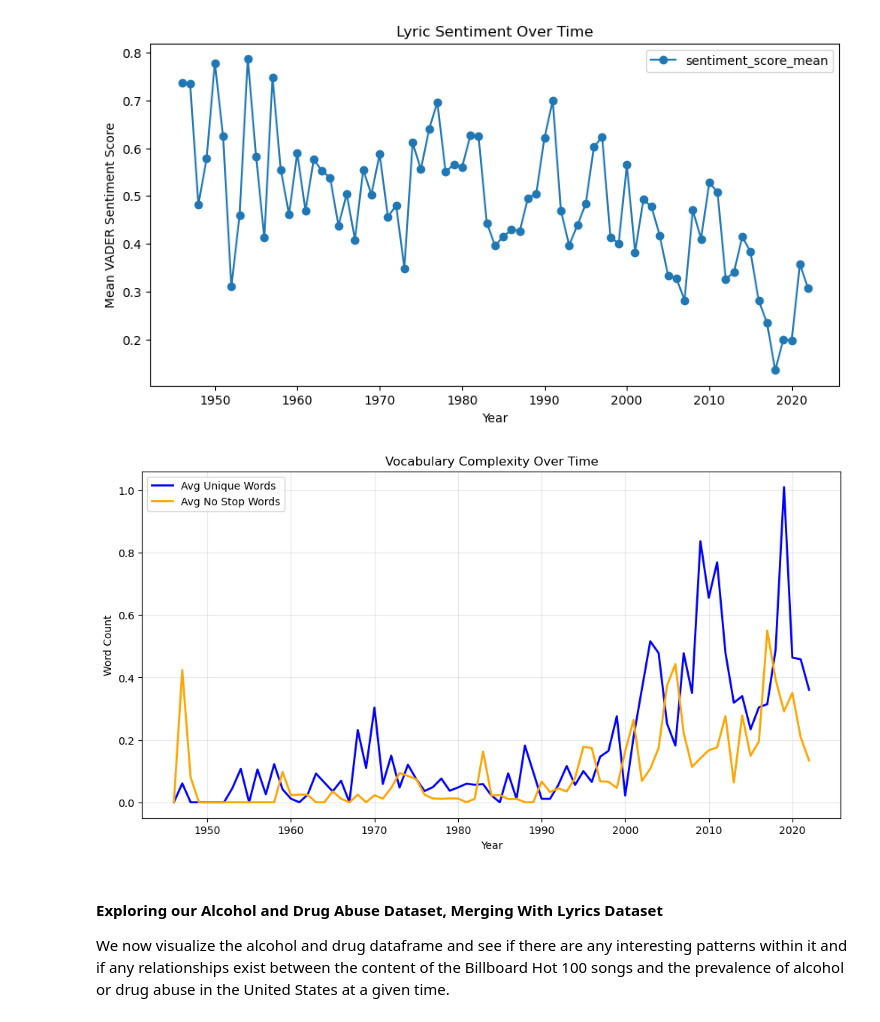
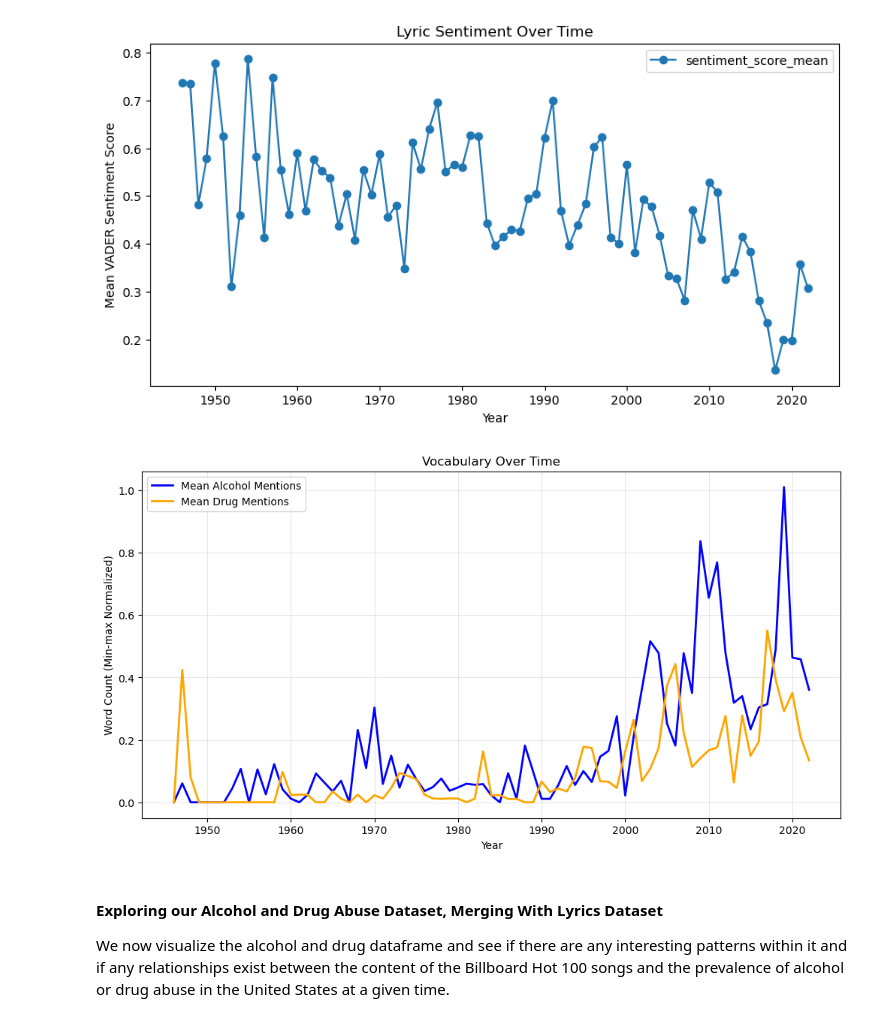
Before and after one commit to COGS108/Group104_WI26, a Jupyter notebook: 03-FinalProject.ipynb, the cells around one changed output. Drawn from its saved outputs; the diff is of its cells as text; code cells hidden in the pictures.

```diff
--- a/03-FinalProject.ipynb
+++ b/03-FinalProject.ipynb
@@ -268,18 +268,19 @@ plt.show()
 # %%
 plt.figure(figsize=(12, 6))
 plt.plot(bb_lyrics['year'], bb_lyrics['alc_mentions_mean'],
-         label='Avg Unique Words', color='blue', linewidth=2)
+         label='Mean Alcohol Mentions', color='blue', linewidth=2)
 plt.plot(bb_lyrics['year'], bb_lyrics['drug_mentions_mean'],
-         label='Avg No Stop Words', color='orange', linewidth=2)
+         label='Mean Drug Mentions', color='orange', linewidth=2)
 
-plt.title('Vocabulary Complexity Over Time')
+
+plt.title('Vocabulary Over Time')
 plt.xlabel('Year')
-plt.ylabel('Word Count')
+plt.ylabel('Word Count (Min-max Normalized)')
 plt.legend()
 plt.grid(True, alpha=0.3)
 plt.show()
 # %% [output]
-[figure, old version]
+[figure, new version]
 # %% [markdown]
 #### Exploring our Alcohol and Drug Abuse Dataset, Merging With Lyrics Dataset
 
```
Also changed, not shown: parts of 3 cells of this notebook.
